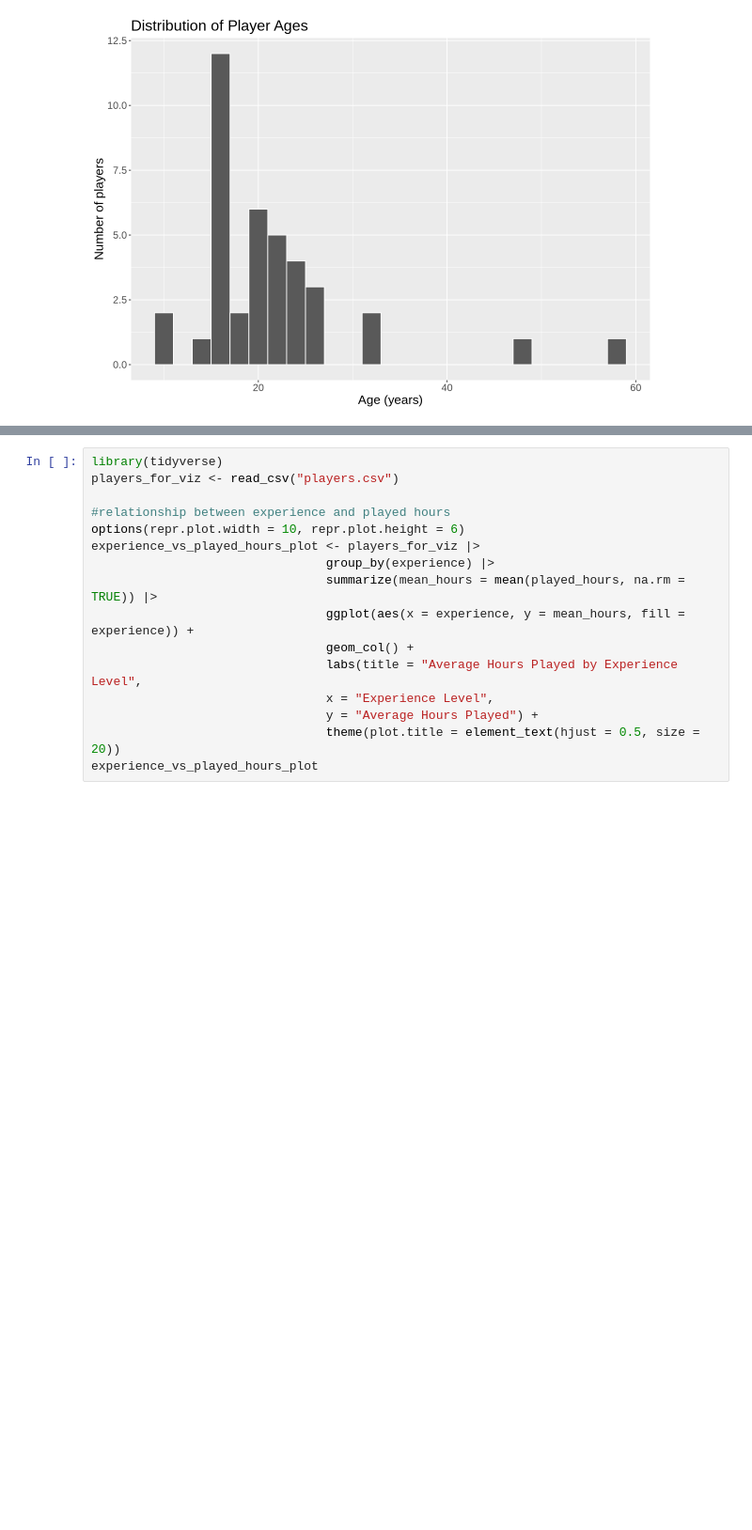
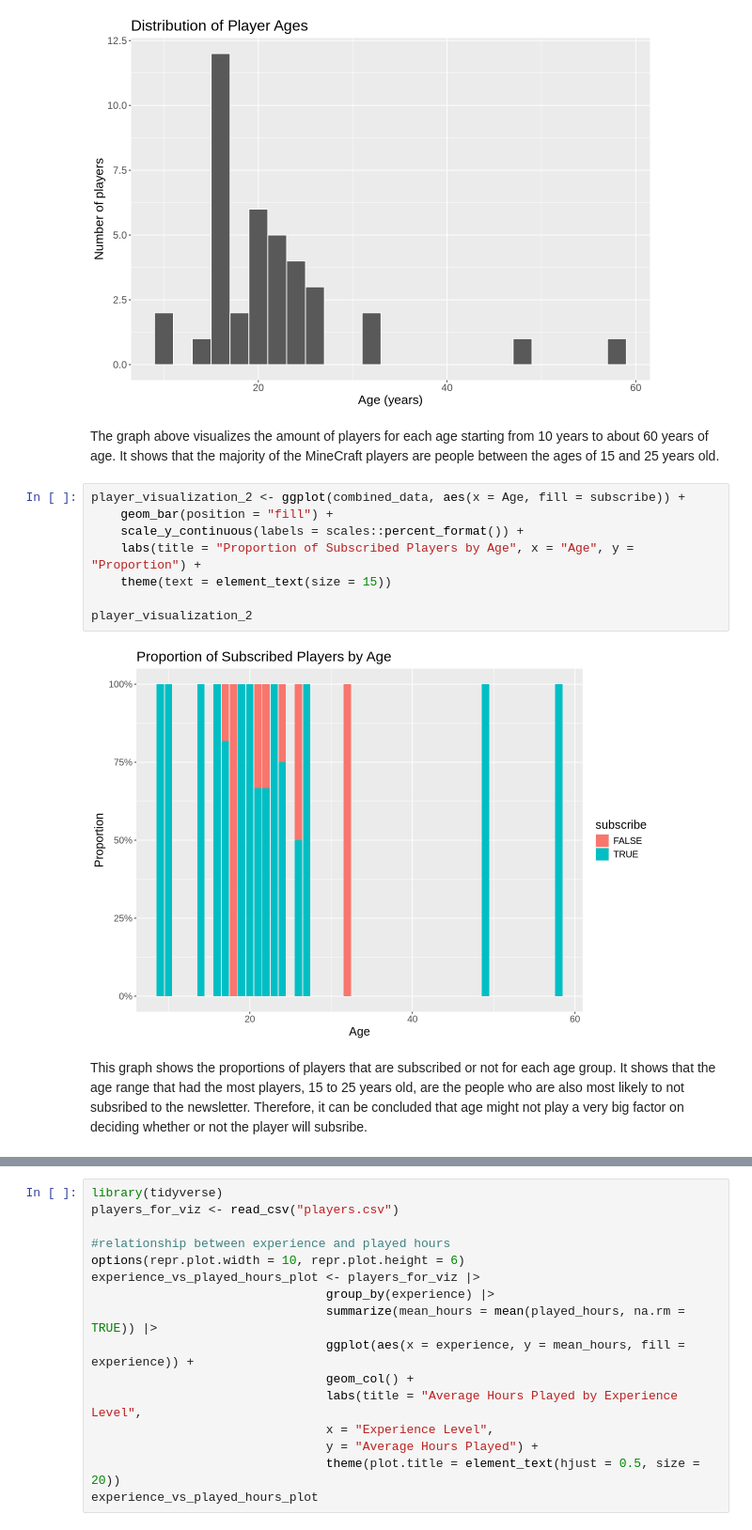
Before and after one commit to vyang06/DSCI-100-Final-Report-008-31, a Jupyter notebook: Project_Final_Report_008_31.ipynb, the cells around one changed output, grey strips where cells are left out. Shown at 94% size. Cells and saved outputs as stored; diff of their text form; blank space fills up the shorter version.

```diff
--- a/Project_Final_Report_008_31.ipynb
+++ b/Project_Final_Report_008_31.ipynb
@@ -184,4 +184,18 @@ player_visualization_1 <- combined_data |> ggplot(aes(x = Age)) +
 player_visualization_1
 # %% [output]
 [figure]
+# %% [markdown]
+The graph above visualizes the amount of players for each age starting from 10 years to about 60 years of age. It shows that the majority of the MineCraft players are people between the ages of 15 and 25 years old.
+# %%
+player_visualization_2 <- ggplot(combined_data, aes(x = Age, fill = subscribe)) +
+    geom_bar(position = "fill") +
+    scale_y_continuous(labels = scales::percent_format()) +
+    labs(title = "Proportion of Subscribed Players by Age", x = "Age", y = "Proportion") +
+    theme(text = element_text(size = 15))
+
+player_visualization_2
+# %% [output]
+[figure, added]
+# %% [markdown]
+This graph shows the proportions of players that are subscribed or not for each age group. It shows that the age range that had the most players, 15 to 25 years old, are the people who are also most likely to not subsribed to the newsletter. Therefore, it can be concluded that age might not play a very big factor on deciding whether or not the player will subsribe.
 # %%
```
Also changed, not shown: parts of 5 cells of this notebook.
